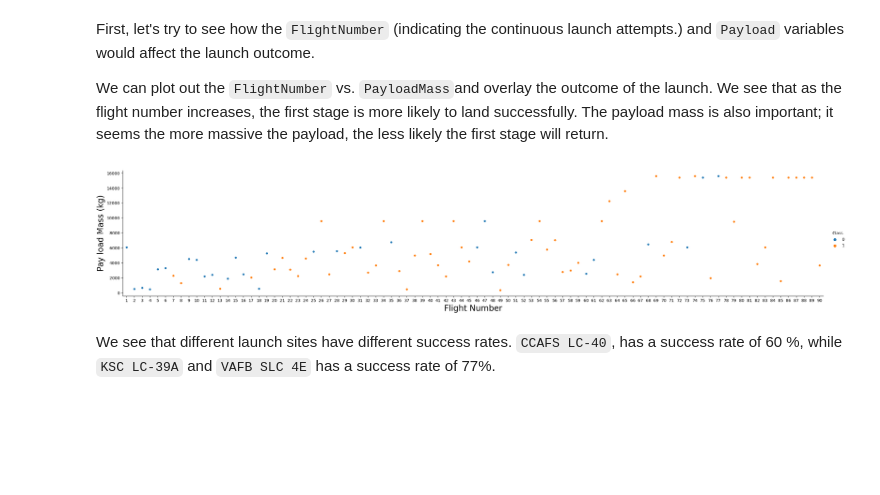
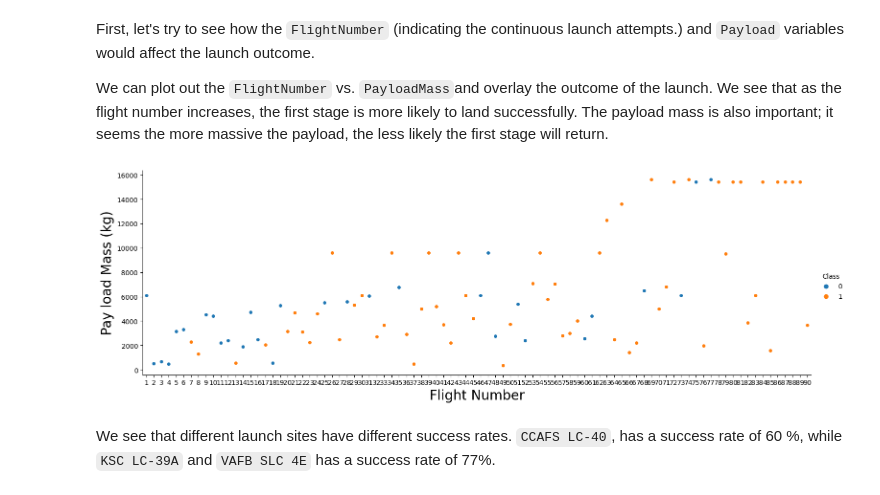
Before and after one commit to erinyes1/app_ds_capstone, a Jupyter notebook: 5 eda-dataviz.ipynb.ipynb, the cells around one changed output. Cells and saved outputs as stored; diff of their text form; code cells hidden in the pictures; blank space fills up the shorter version.

```diff
--- a/5 eda-dataviz.ipynb.ipynb
+++ b/5 eda-dataviz.ipynb.ipynb
@@ -54,6 +60,7 @@ import seaborn as sns
 # %% [markdown]
 First, let's read the SpaceX dataset into a Pandas dataframe and print its summary
 # %%
+""" Original that ran on the IBM course network:
 from js import fetch
 import io
 
@@ -62,6 +69,10 @@ resp = await fetch(URL)
 dataset_part_2_csv = io.BytesIO((await resp.arrayBuffer()).to_py())
 df=pd.read_csv(dataset_part_2_csv)
 df.head(5)
+"""
+URL = "https://cf-courses-data.s3.us.cloud-object-storage.appdomain.cloud/IBM-DS0321EN-SkillsNetwork/datasets/dataset_part_2.csv"
+df=pd.read_csv(URL)
+df.head(5)
 # %% [output]
 |  | FlightNumber | Date | BoosterVersion | PayloadMass | Orbit | LaunchSite | Outcome | Flights | GridFins | ... |
 | 0 | 1 | 2010-06-04 | Falcon 9 | 6104.959412 | LEO | CCAFS SLC 40 | None None | 1 | False | ... |
@@ -74,12 +85,12 @@ First, let's try to see how the `FlightNumber` (indicating the continuous launch
 
 We can plot out the <code>FlightNumber</code> vs. <code>PayloadMass</code>and overlay the outcome of the launch. We see that as the flight number increases, the first stage is more likely to land successfully. The payload mass is also important; it seems the more massive the payload, the less likely the first stage will return.
 # %%
-sns.catplot(y="PayloadMass", x="FlightNumber", hue="Class", data=df, aspect = 5)
+sns.catplot(y="PayloadMass", x="FlightNumber", hue="Class", data=df, aspect = 3)
 plt.xlabel("Flight Number",fontsize=20)
 plt.ylabel("Pay load Mass (kg)",fontsize=20)
 plt.show()
 # %% [output]
-[figure, old version]
+[figure, new version]
 # %% [markdown]
 We see that different launch sites have different success rates.  <code>CCAFS LC-40</code>, has a success rate of 60 %, while  <code>KSC LC-39A</code> and <code>VAFB SLC 4E</code> has a success rate of 77%.
 # %% [markdown]
```
Also changed, not shown: parts of 6 cells of this notebook, 4 other files.
